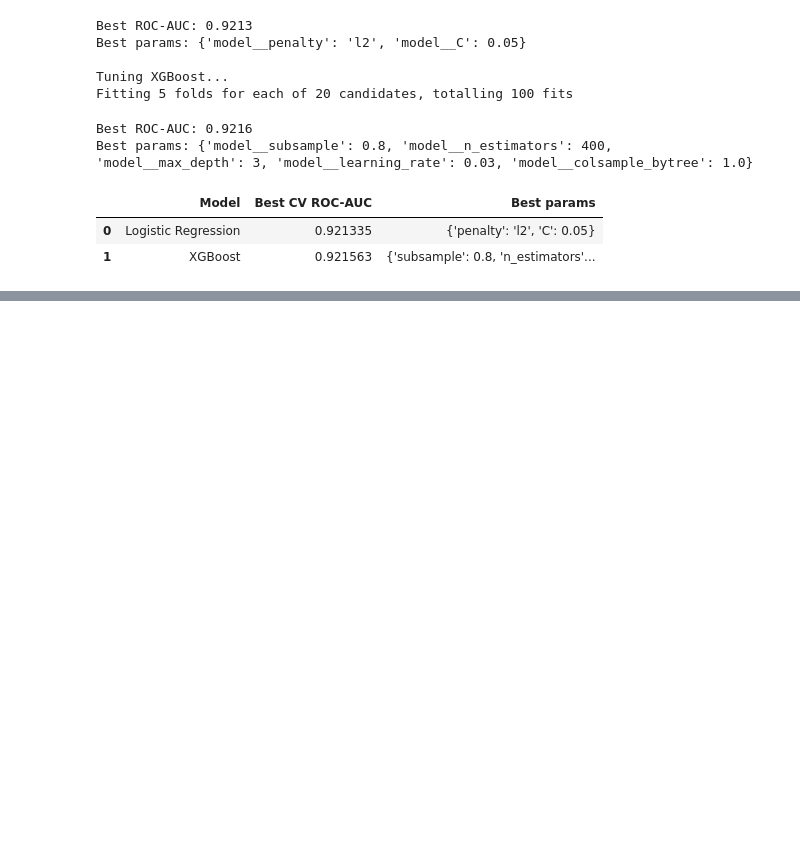
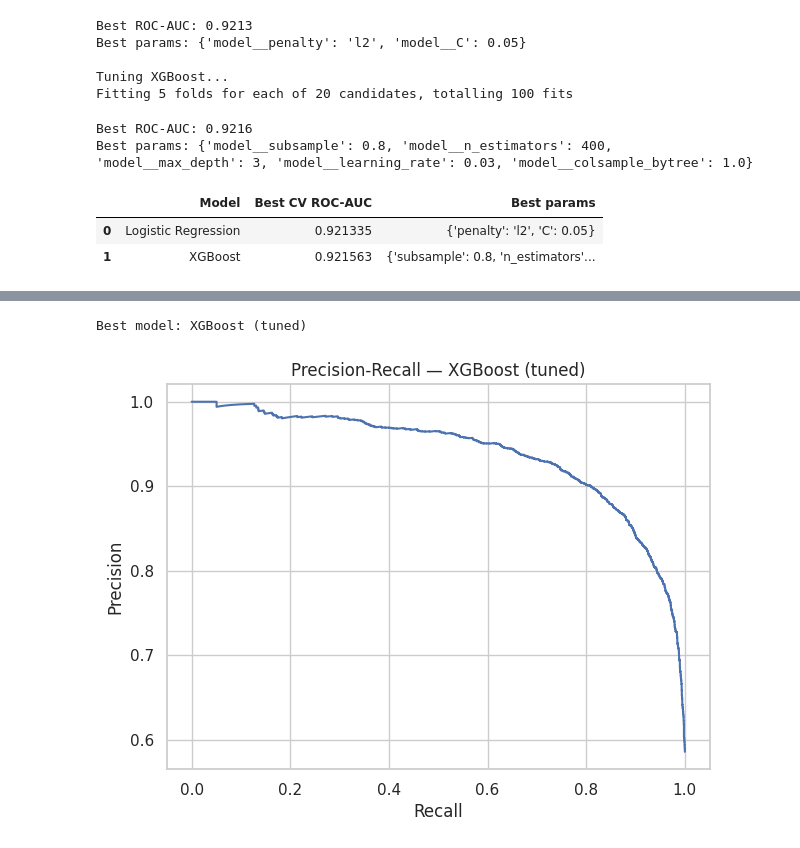
Before and after one commit to JakBialas/Student-Depression-Analysis, a Jupyter notebook: notebooks/03_modeling.ipynb, the cells around one changed output, grey strips where cells are left out. Cells and saved outputs as stored; diff of their text form; code cells hidden in the pictures; blank space fills up the shorter version.

```diff
--- a/notebooks/03_modeling.ipynb
+++ b/notebooks/03_modeling.ipynb
@@ -119,0 +135,4 @@ tuned_summary
+# %%
+results = metrics_table(final_models, X_test, y_test)
+results.to_csv("../reports/figures/03_metrics.csv", index=False)
+results
@@ -119,0 +160,9 @@ tuned_summary
+# %%
+best_name = results.iloc[0]["Model"]
+print("Best model:", best_name)
+fig = plot_pr_curve(final_models[best_name], X_test, y_test, best_name)
+save_fig(fig, "03_pr_curve_best", figures_dir="../reports/figures")
+plt.show()
+# %% [output]
+Best model: XGBoost (tuned)
+[figure, added]
```
Also changed, not shown: parts of 9 cells of this notebook, 6 other files.
